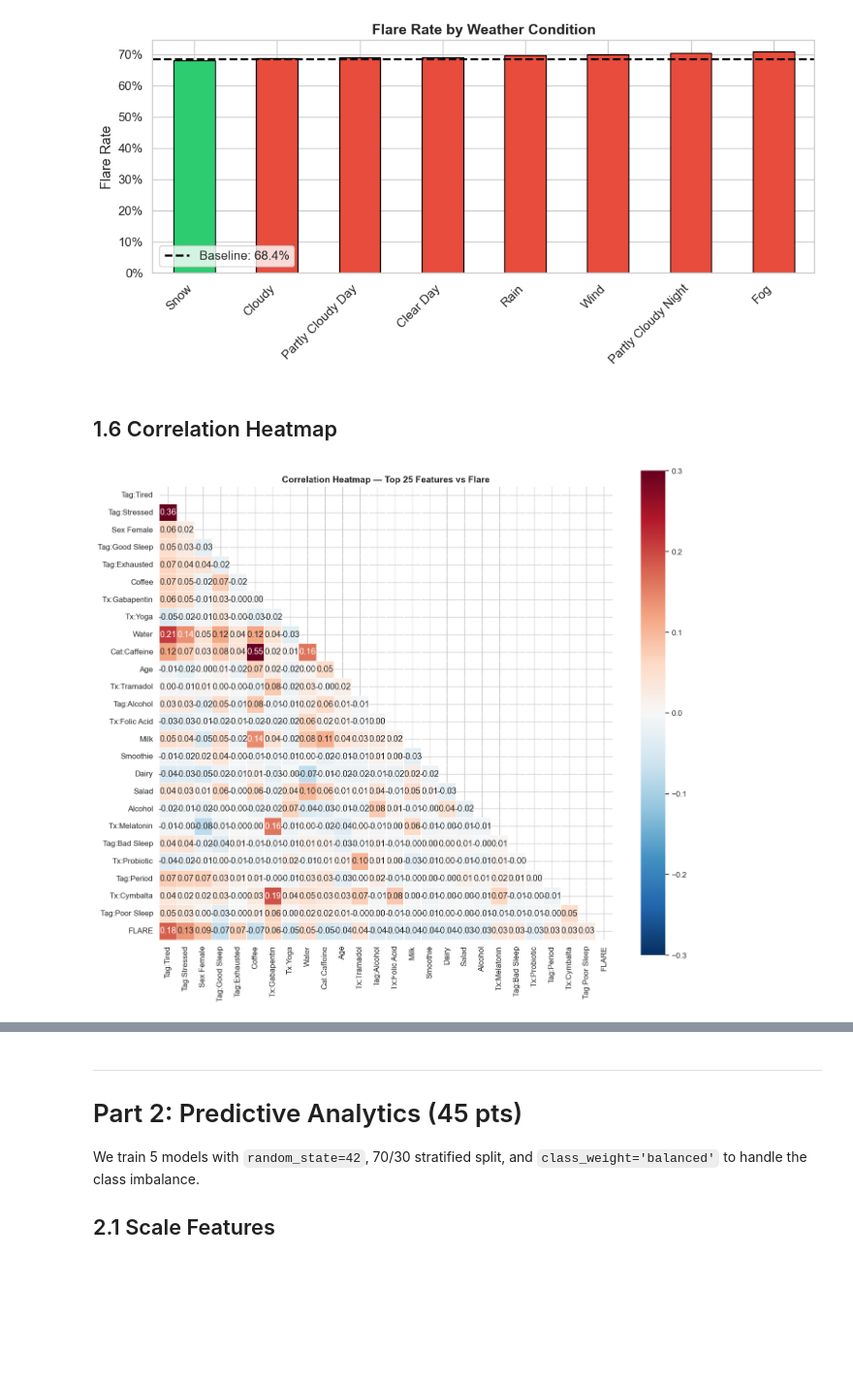
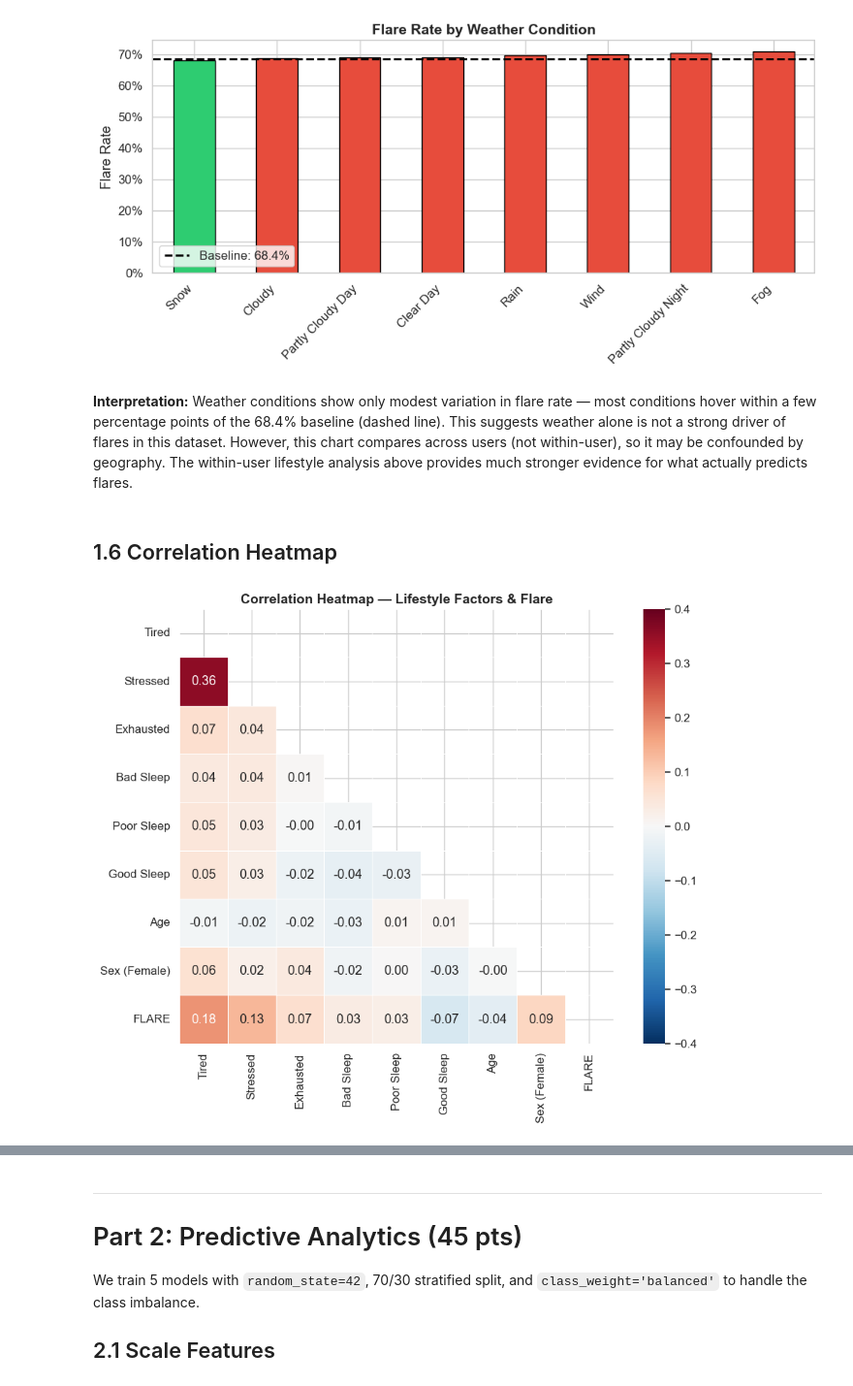
Before and after one commit to hannypoo/msis522-hw1, a Jupyter notebook: notebooks/hw1_analysis.ipynb, the cells around one changed output, grey strips where cells are left out. Shown at 97% size. Drawn from its saved outputs; the diff is of its cells as text; code cells hidden in the pictures; blank space fills up the shorter version.

```diff
--- a/notebooks/hw1_analysis.ipynb
+++ b/notebooks/hw1_analysis.ipynb
@@ -489,26 +499,39 @@ else:
     print('No weather icon features available.')
 # %% [output]
 [figure]
+# %% [markdown]
+**Interpretation:** Weather conditions show only modest variation in flare rate — most conditions hover within a few percentage points of the 68.4% baseline (dashed line). This suggests weather alone is not a strong driver of flares in this dataset. However, this chart compares across users (not within-user), so it may be confounded by geography. The within-user lifestyle analysis above provides much stronger evidence for what actually predicts flares.
 # %% [markdown]
 ## 1.6 Correlation Heatmap
 # %%
-# Correlation Heatmap — top 25 features most correlated with flare
-corr_with_flare = df[feature_cols + ['flare']].corr()['flare'].drop('flare').abs().sort_values(ascending=False)
-top_corr_features = corr_with_flare.head(25).index.tolist()
+# Correlation Heatmap — Lifestyle Features, Demographics, and Flare
+# Focus on the statistically significant lifestyle tags + demographics
+heatmap_cols = []
+for c in ['tag_tired', 'tag_stressed', 'tag_exhausted', 'tag_bad_sleep',
+          'tag_poor_sleep', 'tag_good_sleep', 'age', 'sex_female']:
+    if c in feature_cols:
+        heatmap_cols.append(c)
+heatmap_cols.append('flare')
 
-fig, ax = plt.subplots(figsize=(14, 12))
-corr_matrix = df[top_corr_features + ['flare']].corr()
-# Clean labels
-clean_labels = [c.replace('food_', '').replace('treat_', 'Tx:').replace('tag_', 'Tag:').replace('weather_', 'W:').replace('foodcat_', 'Cat:').replace('_', ' ').title() for c in corr_matrix.columns]
-clean_labels[-1] = 'FLARE'
+corr_mat = df[heatmap_cols].corr()
 
-mask = np.triu(np.ones_like(corr_matrix, dtype=bool))
-sns.heatmap(corr_matrix, mask=mask, annot=True, fmt='.2f', cmap='RdBu_r', center=0,
+# Clean labels for display
+label_map = {
+    'tag_tired': 'Tired', 'tag_stressed': 'Stressed', 'tag_exhausted': 'Exhausted',
+    'tag_bad_sleep': 'Bad Sleep', 'tag_poor_sleep': 'Poor Sleep',
+    'tag_good_sleep': 'Good Sleep', 'age': 'Age', 'sex_female': 'Sex (Female)',
+    'flare': 'FLARE',
+}
+clean_labels = [label_map.get(c, c) for c in heatmap_cols]
+
+fig, ax = plt.subplots(figsize=(10, 8))
+mask = np.triu(np.ones_like(corr_mat, dtype=bool))
+sns.heatmap(corr_mat, mask=mask, annot=True, fmt='.2f', cmap='RdBu_r', center=0,
             xticklabels=clean_labels, yticklabels=clean_labels, ax=ax,
-            vmin=-0.3, vmax=0.3, square=True, linewidths=0.5)
-ax.set_title('Correlation Heatmap — Top 25 Features vs Flare', fontsize=14, fontweight='bold')
+            vmin=-0.4, vmax=0.4, square=True, linewidths=0.5)
+ax.set_title('Correlation Heatmap — Lifestyle Factors & Flare', fontsize=14, fontweight='bold')
 plt.tight_layout()
 plt.savefig(FIGURES_DIR / 'correlation_heatmap.png', dpi=150, bbox_inches='tight')
 plt.show()
 # %% [output]
-[figure, old version]
+[figure, new version]
```
Also changed, not shown: parts of 12 cells of this notebook, 4 other files.
